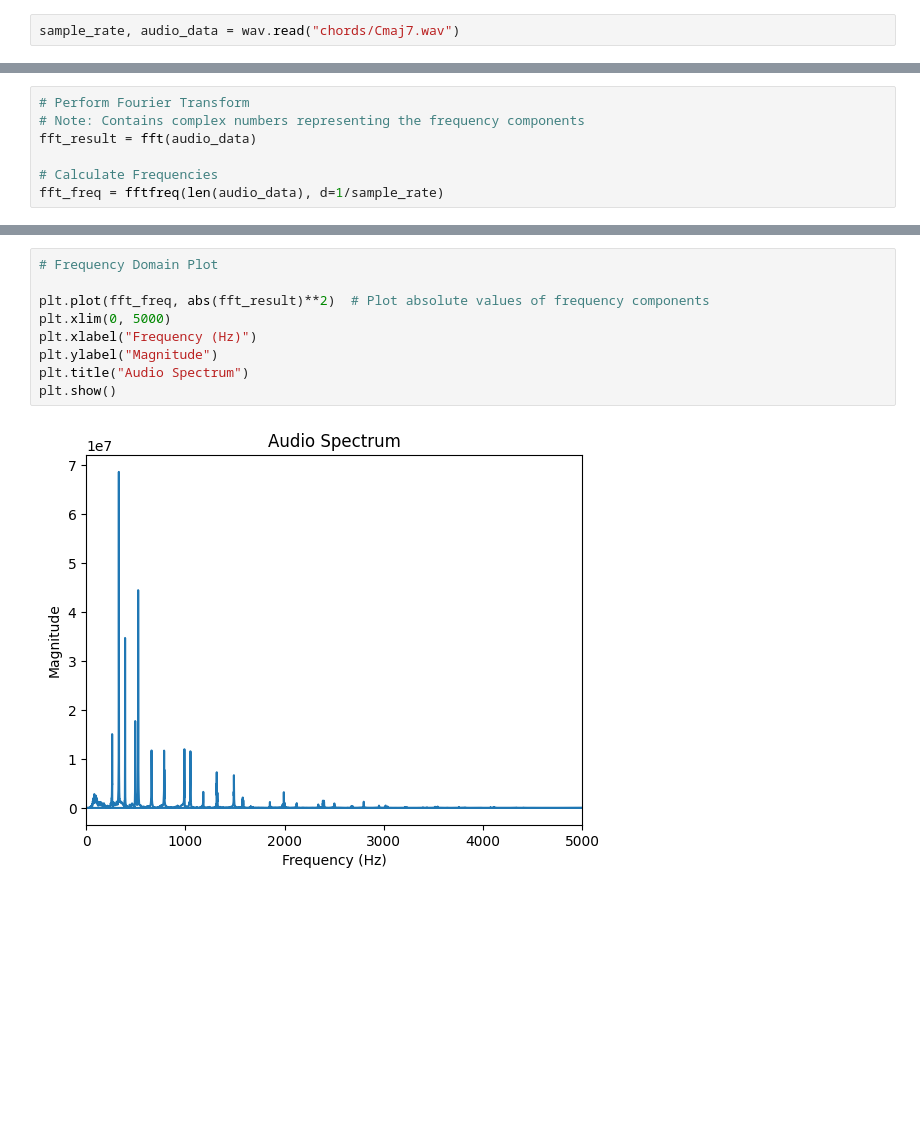
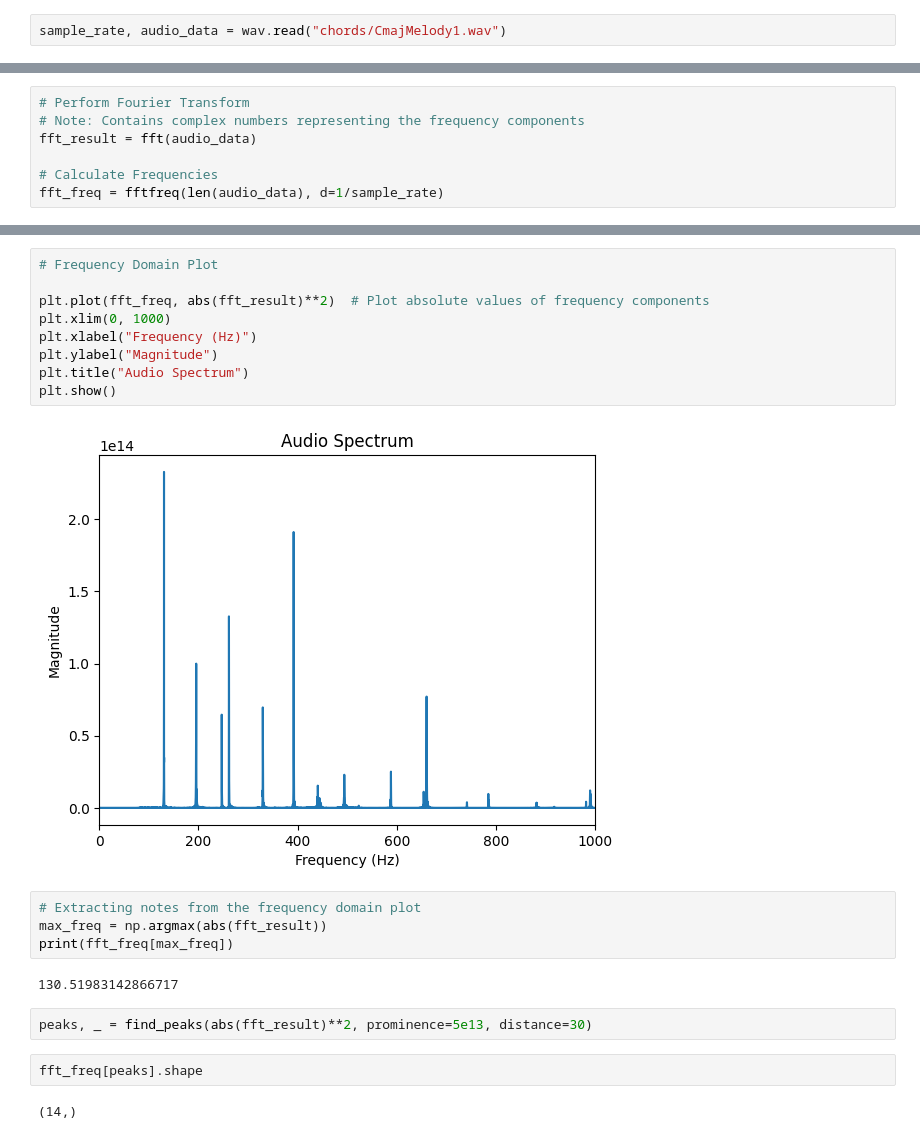
Before and after one commit to kujabes/SpaCy-Music, a Jupyter notebook: fourier_analysis.ipynb, the cells around one changed output, grey strips where cells are left out. Drawn from its saved outputs; the diff is of its cells as text; blank space fills up the shorter version.

Commit message:
isolated peaks and determined frequencies

```diff
--- a/fourier_analysis.ipynb
+++ b/fourier_analysis.ipynb
@@ -6,5 +7,5 @@ from scipy.fft import fft, fftfreq
 # %%
-sample_rate, audio_data = wav.read("chords/Cmaj7.wav")
+sample_rate, audio_data = wav.read("chords/CmajMelody1.wav")
 # %%
 # if we have stereo input
 if len(audio_data.shape) == 2:
@@ -48,11 +49,23 @@ plt.show()
 # %%
 # Frequency Domain Plot
 
 plt.plot(fft_freq, abs(fft_result)**2)  # Plot absolute values of frequency components
-plt.xlim(0, 5000)
+plt.xlim(0, 1000)
 plt.xlabel("Frequency (Hz)")
 plt.ylabel("Magnitude")
 plt.title("Audio Spectrum")
 plt.show()
 # %% [output]
-[figure, old version]
+[figure, new version]
+# %%
+# Extracting notes from the frequency domain plot
+max_freq = np.argmax(abs(fft_result))
+print(fft_freq[max_freq])
+# %% [output]
+130.51983142866717
+# %%
+peaks, _ = find_peaks(abs(fft_result)**2, prominence=5e13, distance=30)
+# %%
+fft_freq[peaks].shape
+# %% [output]
+(14,)
```
Also changed, not shown: parts of 5 cells of this notebook, 3 other files.
